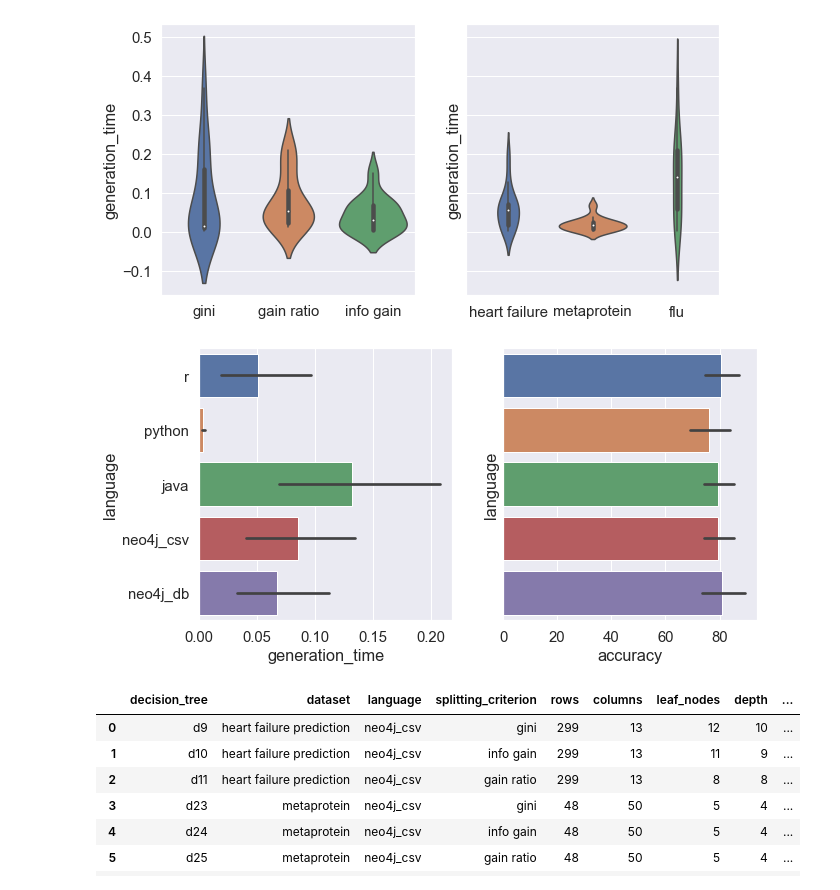
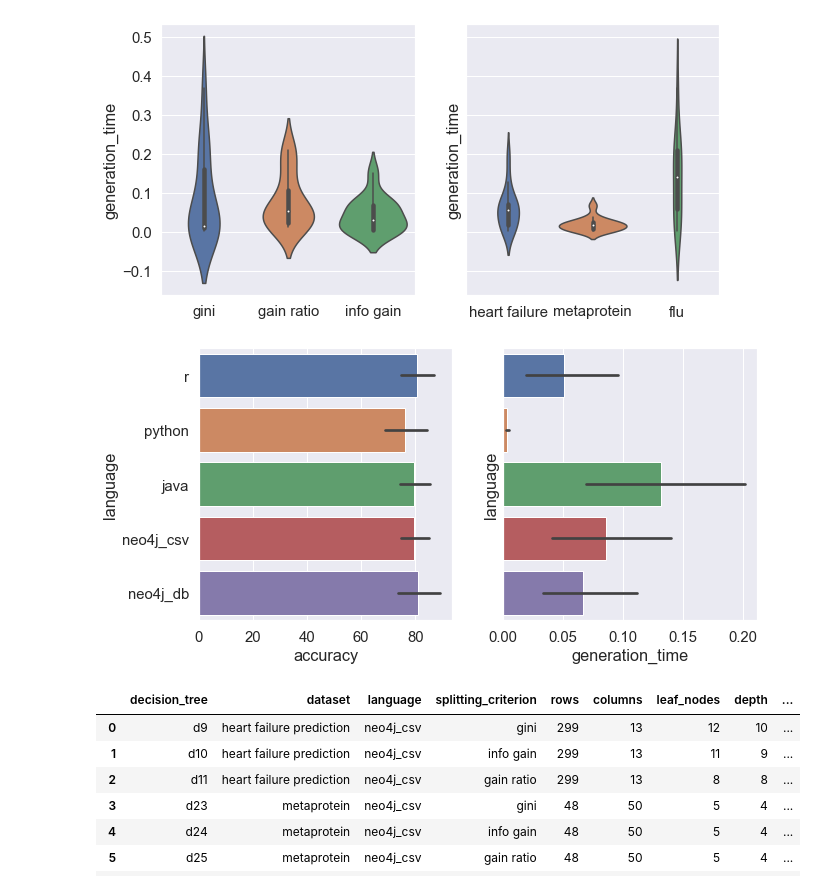
Before and after one commit to clumsyspeedboat/Decision-Tree-Neo4j, a Jupyter notebook: DT Analysis/dt_analysis.ipynb, the cells around one changed output. Drawn from its saved outputs; the diff is of its cells as text; code cells hidden in the pictures.

```diff
--- a/DT Analysis/dt_analysis.ipynb
+++ b/DT Analysis/dt_analysis.ipynb
@@ -129,10 +124,10 @@ violin2.set(xlabel=None)
 # %%
 fig, axes = plt.subplots(1, 2, figsize=(10, 5), sharey=True)
 
-bar3= sns.barplot(ax = axes[0], data=df, x="generation_time", y="language")
-bar4= sns.barplot(ax = axes[1],data=df, x="accuracy", y="language")
+bar3= sns.barplot(ax = axes[0], data=df, x="accuracy", y="language")
+bar4= sns.barplot(ax = axes[1],data=df, x="generation_time", y="language")
 # %% [output]
-[figure, old version]
+[figure, new version]
 # %%
 neo_df = df[df['language']=='neo4j_csv']
 neo_db_df = df[df['language']=='neo4j_db']
```
Also changed, not shown: parts of 8 cells of this notebook.
